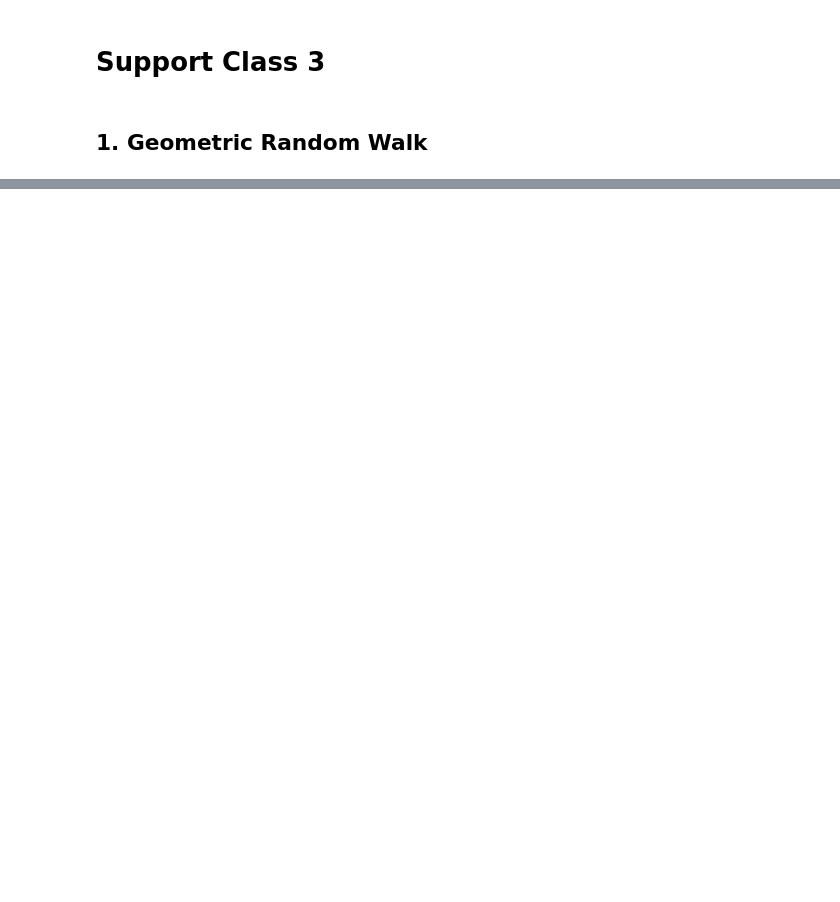
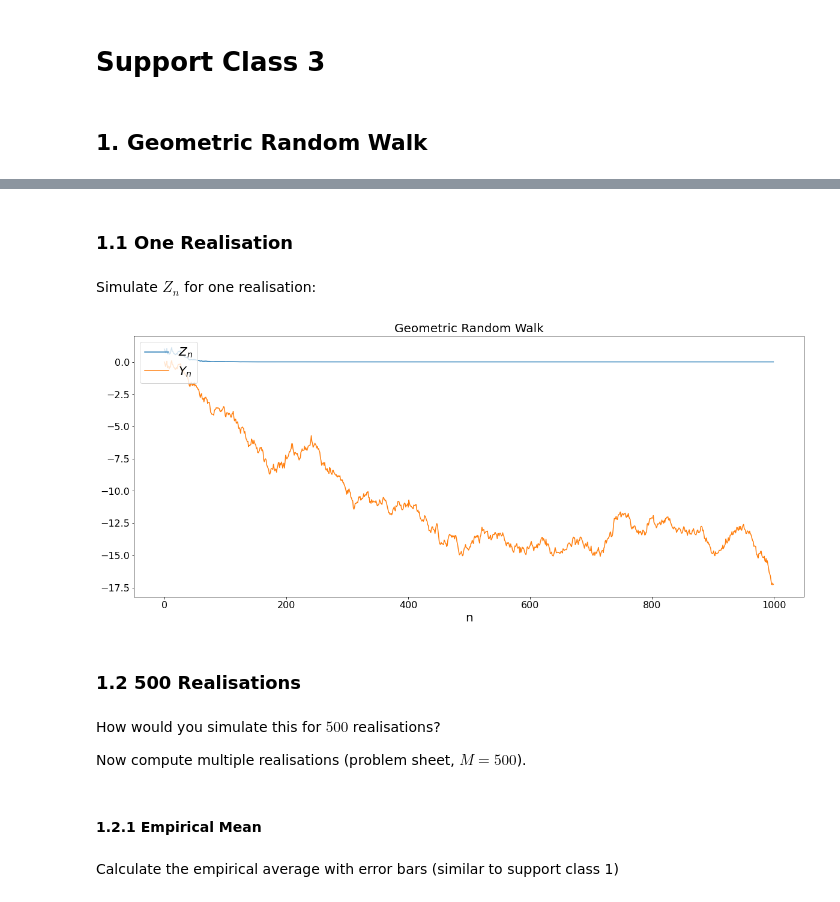
Before and after one commit to YIMINGMA/Stochastic-Modelling-and-Random-Processes, a Jupyter notebook: Notebooks/Support-Class-3.ipynb, the cells around one changed output, grey strips where cells are left out. Drawn from its saved outputs; the diff is of its cells as text; code cells hidden in the pictures; blank space fills up the shorter version.

```diff
--- a/Notebooks/Support-Class-3.ipynb
+++ b/Notebooks/Support-Class-3.ipynb
@@ -186,0 +16,35 @@ plt.grid()
+# %% [markdown]
+### 1.1 One Realisation
+# %% [markdown]
+Simulate $Z_n$ for one realisation:
+# %%
+rng = default_rng()
+mu = -0.01
+sigma = 0.2
+t_max = 1000
+
+X = np.zeros(t_max)
+X[1:] = rng.normal(mu, sigma, t_max-1)
+Y = np.cumsum(X)
+Z = np.exp(Y)
+# %%
+plt.figure(figsize=(20,8))
+plt.plot(range(t_max), Z, label=r'$Z_n$')
+plt.plot(range(t_max), Y, label=r'$Y_n$')
+plt.title('Geometric Random Walk', fontsize=20)
+plt.xlabel('n', fontsize=20)
+plt.legend(loc='upper left', fontsize=20)
+plt.xticks(fontsize=16)
+plt.yticks(fontsize=16);
+# %% [output]
+[figure, added]
+# %% [markdown]
+### 1.2 500 Realisations
+# %% [markdown]
+How would you simulate this for $500$ realisations?
+
+Now compute multiple realisations (problem sheet, $M=500$).
+# %% [markdown]
+#### 1.2.1 Empirical Mean
+# %% [markdown]
+Calculate the empirical average with error bars (similar to support class 1)
```
Also changed, not shown: parts of 43 cells of this notebook.
